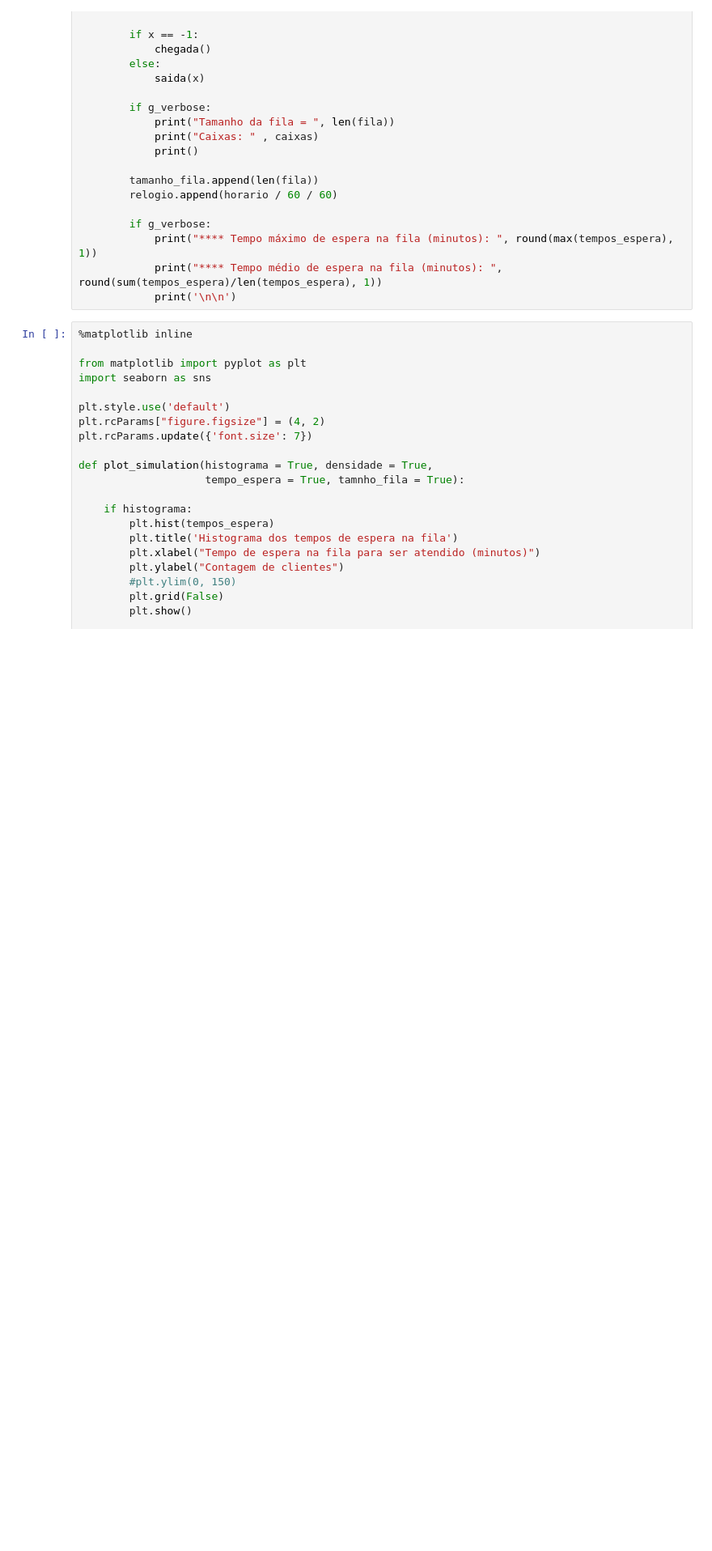
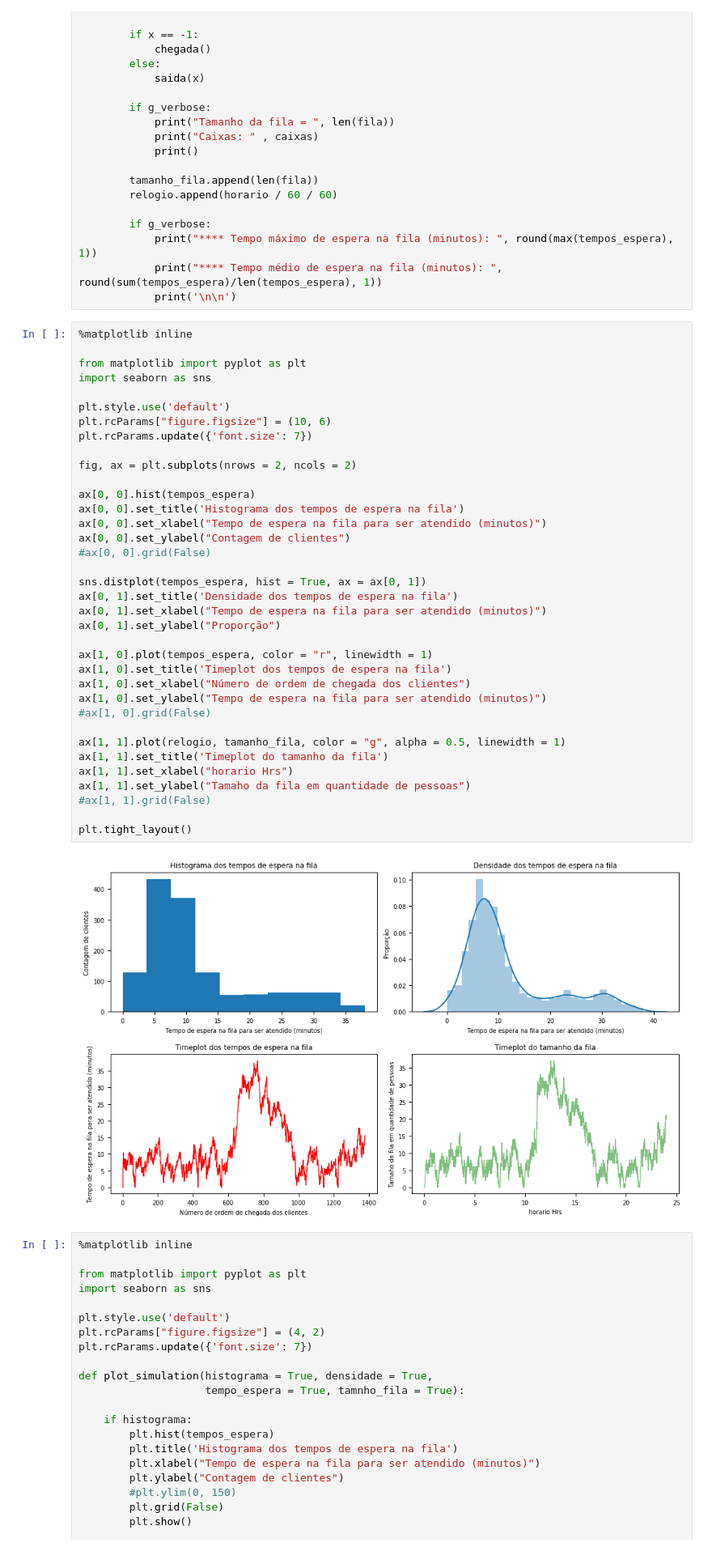
Before and after one commit to ldaniel/Advanced-Statistical-Modelling, a Jupyter notebook: notebooks/group/Trabalho em Grupo - Simulation.ipynb, the cells around one changed output. Shown: that part at 81% size. Drawn from its saved outputs; the diff is of its cells as text; blank space fills up the shorter version.

```diff
--- a/notebooks/group/Trabalho em Grupo - Simulation.ipynb
+++ b/notebooks/group/Trabalho em Grupo - Simulation.ipynb
@@ -162,6 +162,44 @@ def run_simulation(horas_de_simulacao):
             print("**** Tempo máximo de espera na fila (minutos): ", round(max(tempos_espera), 1))
             print("**** Tempo médio de espera na fila (minutos): ", round(sum(tempos_espera)/len(tempos_espera), 1))
             print('\n\n')
+# %%
+%matplotlib inline
+
+from matplotlib import pyplot as plt
+import seaborn as sns
+
+plt.style.use('default')
+plt.rcParams["figure.figsize"] = (10, 6)
+plt.rcParams.update({'font.size': 7})
+
+fig, ax = plt.subplots(nrows = 2, ncols = 2)
+
+ax[0, 0].hist(tempos_espera)
+ax[0, 0].set_title('Histograma dos tempos de espera na fila')
+ax[0, 0].set_xlabel("Tempo de espera na fila para ser atendido (minutos)")
+ax[0, 0].set_ylabel("Contagem de clientes")
+#ax[0, 0].grid(False)
+
+sns.distplot(tempos_espera, hist = True, ax = ax[0, 1])
+ax[0, 1].set_title('Densidade dos tempos de espera na fila')
+ax[0, 1].set_xlabel("Tempo de espera na fila para ser atendido (minutos)")
+ax[0, 1].set_ylabel("Proporção")
+
+ax[1, 0].plot(tempos_espera, color = "r", linewidth = 1)
+ax[1, 0].set_title('Timeplot dos tempos de espera na fila')
+ax[1, 0].set_xlabel("Número de ordem de chegada dos clientes")
+ax[1, 0].set_ylabel("Tempo de espera na fila para ser atendido (minutos)")
+#ax[1, 0].grid(False)
+
+ax[1, 1].plot(relogio, tamanho_fila, color = "g", alpha = 0.5, linewidth = 1)
+ax[1, 1].set_title('Timeplot do tamanho da fila')
+ax[1, 1].set_xlabel("horario Hrs")
+ax[1, 1].set_ylabel("Tamaho da fila em quantidade de pessoas")
+#ax[1, 1].grid(False)
+
+plt.tight_layout()
+# %% [output]
+[figure, added]
 # %%
 %matplotlib inline
 
```
Also changed, not shown: parts of 1 cell of this notebook.
